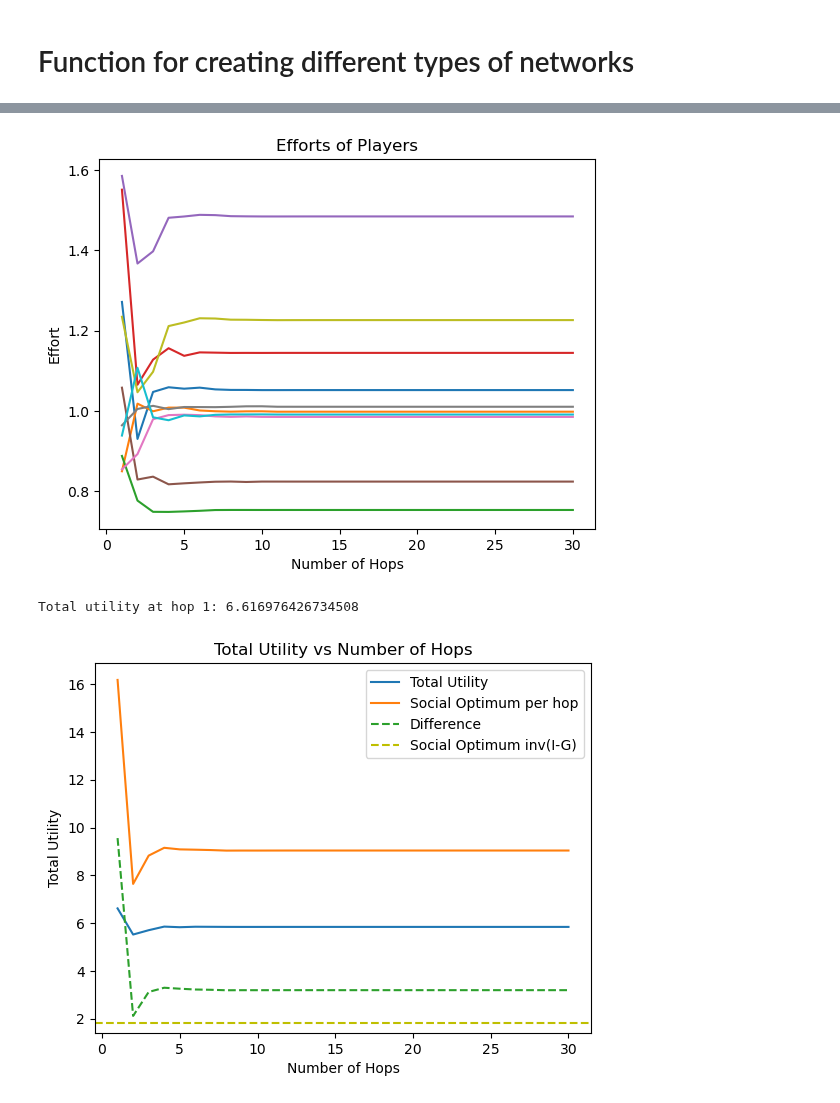
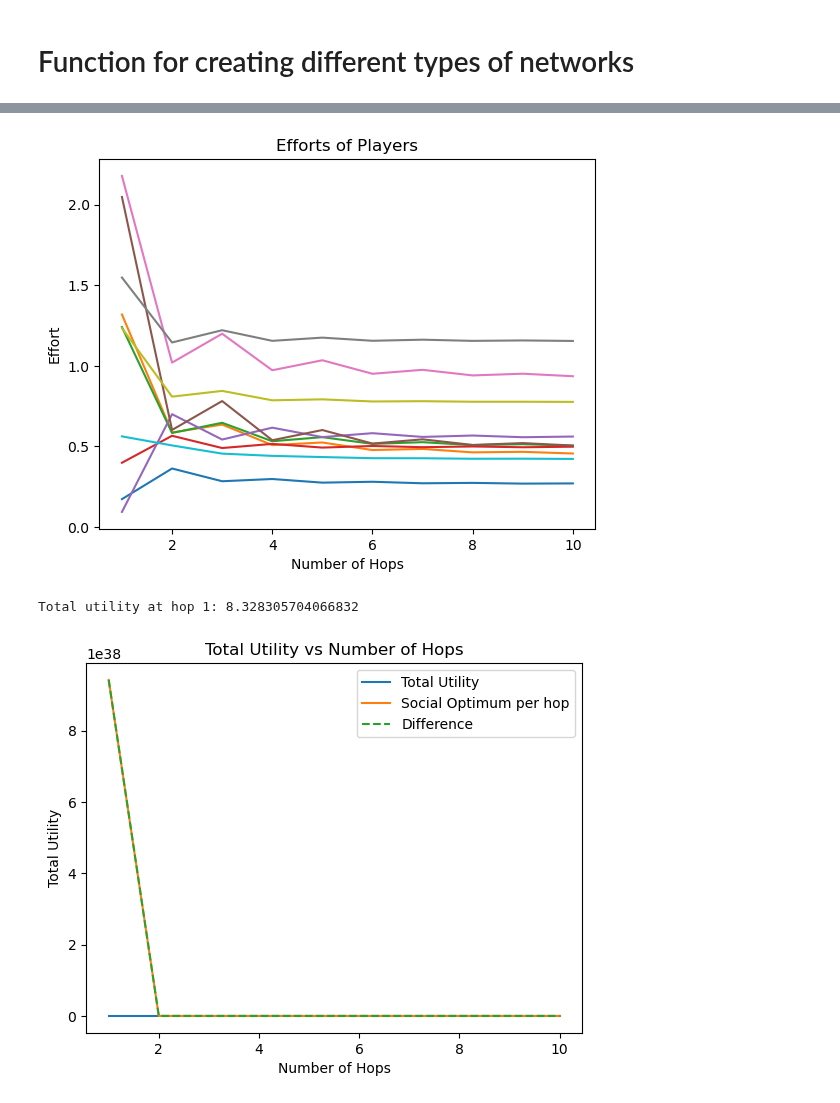
Before and after one commit to RamanEbrahimi/Research, a Jupyter notebook: K-level Network/k-hop-example.ipynb, the cells around one changed output, grey strips where cells are left out. Saved outputs shown, nothing was run; the diff lists cells and outputs as text; code cells hidden in the pictures.

```diff
--- a/K-level Network/k-hop-example.ipynb
+++ b/K-level Network/k-hop-example.ipynb
@@ -208,7 +217,7 @@ def optimize_agent_i(q, g, x, i, bounds_i):
         return 0
     else:
         # If optimization fails ?? idk!
-        print("Optimization failed:", result.message)
+        # print("Optimization failed:", result.message)
         return 0  # or return x[i] to keep the original effort
 
 
@@ -228,8 +237,8 @@ def maximize_individual_utilities_iteratively(q, g, initial_x, bounds, tol=1e-4,
             # print(f"Convergence achieved after {iteration + 1} iterations.")
             break
         x = x_new
-    else:
-        print("Max iterations reached without convergence.")
+    # else:
+        # print("Max iterations reached without convergence.")
 
     return x
 # %% [markdown]
@@ -238,15 +247,15 @@ def maximize_individual_utilities_iteratively(q, g, initial_x, bounds, tol=1e-4,
 n = 10
 # q = np.random.rand(n)  # Random linear coefficients for agents
 q = np.ones(n)
-max_hops = 30
+max_hops = 10
 # x_init = soc_opt_result.x
 x_init = np.ones(n)
 
 flag = True
 while flag:
     # g = generate_matrix_with_infinity_norm_less_than_one(n)  # Random interaction coefficients between agents
-    g = generate_matrix_with_2_norm_less_than_one(n)  # Random interaction coefficients between agents
-    # g = generate_weighted_cycle(n)
+    # g = generate_matrix_with_2_norm_less_than_one(n)  # Random interaction coefficients between agents
+    g = generate_weighted_cycle(n)
     norm_inf_g = np.linalg.norm(g, ord=np.inf)
     norm_2_g = np.linalg.norm(g, ord=2)
     if (norm_2_g < 1 or norm_inf_g < 1):
@@ -261,6 +270,10 @@ bounds = [(0, None)] * n  # Assume non-negative choices
 opt_result = find_social_optimum(q, g, bounds)
 print(f"\nSocially optimal solution: {opt_result.x}")
 print(f"Maximum total utility: {-opt_result.fun}\n")
+
+opt_result_2 = find_social_optimum(q, sum_of_powers(g, 2), bounds)
+print(f"\nSocially optimal solution (2 hops): {opt_result_2.x}")
+print(f"Maximum total utility (2 hops): {-opt_result_2.fun}\n")
 
 
 utility_list = []
@@ -285,20 +298,12 @@ for hops in range(1, max_hops + 1):
     util_soc_op_list.append(-soc_opt_result.fun)
 
 
-I = np.identity(n)
-soc_opt_I = find_social_optimum(q, I+g, bounds)
-soc_opt_n = find_social_optimum(q, -g, bounds)
-soc_opt_g = find_social_optimum(q, I-g, bounds)
-soc_opt_hmm = find_social_optimum(q, np.linalg.inv(I-g), bounds)
-
 print(f"Efforts at hop {max_hops}: {x_nash_list[-1]}")
 print(f"Total utility at hop {max_hops}: {total_utility(x_nash_list[-1], q, sum_of_powers(g, max_hops))}\n")
 
 
-
-# I = np.identity(n)
-
-# x_nash_mirror = maximize_individual_utilities_iteratively(q, -g, x_init, bounds)
-# print(f"Efforts for -G: {x_nash_mirror}")
-# print(f"Total utility for -G: {total_utility(x_nash_mirror, q, -g)}\n")
+for k in range(max_hops):
+    u = util_soc_op_list[-1] # sum util (inf) of x_SO_inf
+    u_k = total_utility(x_nash_list[k], q, sum_of_powers(g, max_hops)) # sum util (inf) of x_k
+    print(f"u - u{k+1}: {u - u_k}")
 # %% [output]
@@ -316,34 +327,29 @@ Total utility at hop 30: 5.842177017632657
 # %%
 plt.figure()
 for i in range(n):
     plt.plot(range(1, max_hops + 1), [x_nash[i] for x_nash in x_nash_list], label=f'Player {i}')
     # plt.plot(range(1, max_hops + 1), [x_opt[i]] * max_hops, label=f'Player {i} (optimal)', linestyle='--')
 plt.xlabel("Number of Hops")
 plt.ylabel("Effort")
 plt.title(f"Efforts of Players")
 plt.show()
 
 # print the total utility at first hop
 print(f"Total utility at hop 1: {utility_list[0]}")
 plt.plot(range(1, max_hops + 1), utility_list, label='Total Utility')
 plt.plot(range(1, max_hops + 1), util_soc_op_list, label='Social Optimum per hop')
 # plot the difference between the social optimum pe hop and the total utility per hop
 diff = [-utility_list[i] + util_soc_op_list[i] for i in range(max_hops)]
 plt.plot(range(1, max_hops + 1), diff, label='Difference', linestyle='--')
-# plt.axhline(y=-soc_opt_I.fun, color='r', linestyle='--', label='Social Optimum I+G')
-# plt.axhline(y=-soc_opt_n.fun, color='g', linestyle='--', label='Social Optimum -G')
-# plt.axhline(y=-soc_opt_g.fun, color='b', linestyle='--', label='Social Optimum I-G')
-soc_opt_hmm = find_social_optimum(q, np.linalg.inv(I-g), bounds)
-plt.axhline(y=-soc_opt_hmm.fun, color='y', linestyle='--', label='Social Optimum inv(I-G)')
 plt.xlabel("Number of Hops")
 plt.ylabel("Total Utility")
 plt.title("Total Utility vs Number of Hops")
 plt.legend(loc='upper right')
 plt.show()
 
 # print the final utility difference
 # print(f"Utility difference between hop {max_hops} and social optimum: {utility_list[-1] + soc_opt_result.fun}\n")
 # %% [output]
-[figure, old version]
+[figure, new version]
-Total utility at hop 1: 6.616976426734508
+Total utility at hop 1: 8.328305704066832
-[figure, old version]
+[figure, new version]
```
Also changed, not shown: parts of 10 cells of this notebook, 3 other files.
